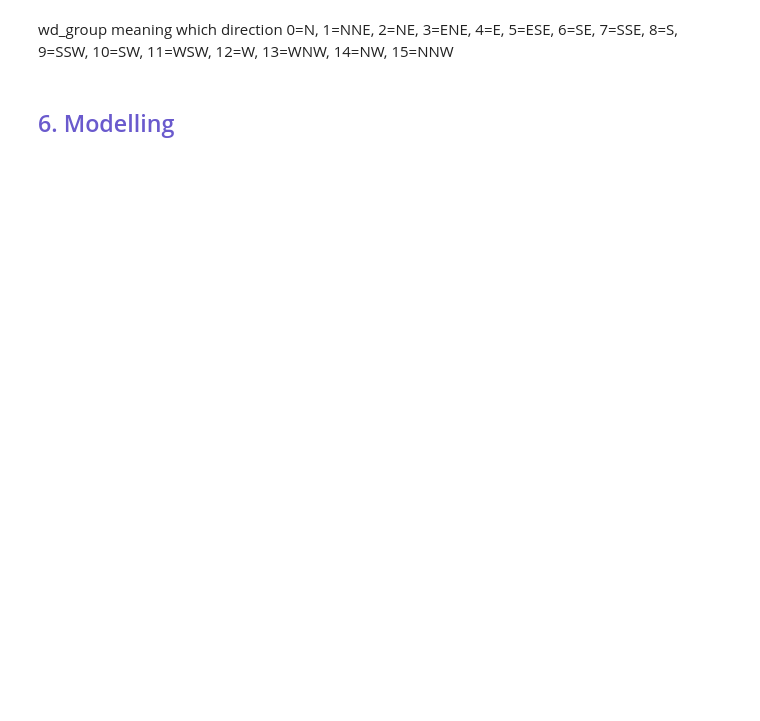
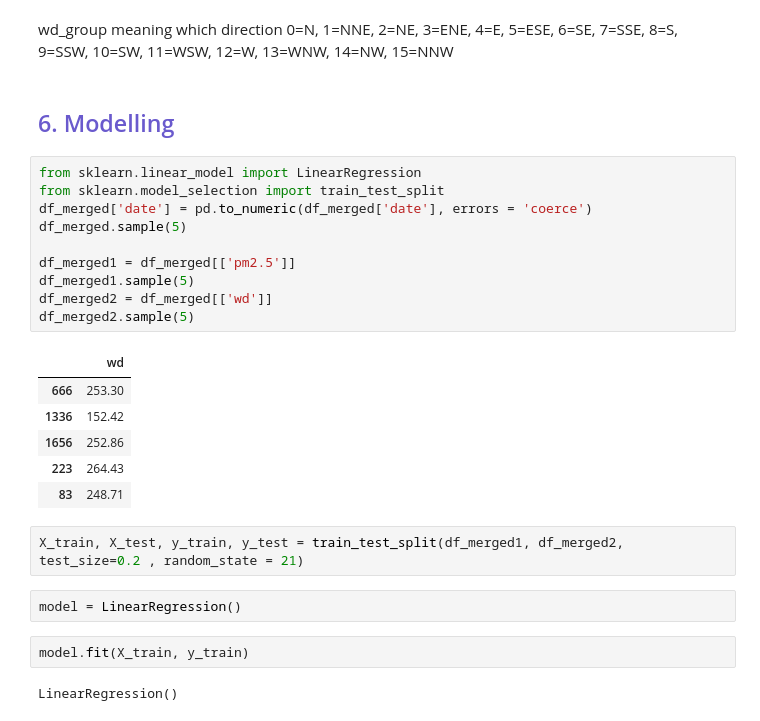
Before and after one commit to rawan-a-d/Air-Quality-Prediction, a Jupyter notebook: notebook.ipynb, the cells around one changed output. Drawn from its saved outputs; the diff is of its cells as text; blank space fills up the shorter version.

Commit message:
added some modelling

```diff
--- a/notebook.ipynb
+++ b/notebook.ipynb
@@ -1622,3 +1613,28 @@ wd_group meaning which direction
 0=N, 1=NNE, 2=NE, 3=ENE, 4=E, 5=ESE, 6=SE, 7=SSE, 8=S, 9=SSW, 10=SW, 11=WSW, 12=W, 13=WNW, 14=NW, 15=NNW
 # %% [markdown]
 <h2><font color=slateblue> 6. Modelling </font></h2>
+# %%
+from sklearn.linear_model import LinearRegression
+from sklearn.model_selection import train_test_split
+df_merged['date'] = pd.to_numeric(df_merged['date'], errors = 'coerce')
+df_merged.sample(5)
+
+df_merged1 = df_merged[['pm2.5']]
+df_merged1.sample(5)
+df_merged2 = df_merged[['wd']]
+df_merged2.sample(5)
+# %% [output]
+|  | wd |
+| 666 | 253.30 |
+| 1336 | 152.42 |
+| 1656 | 252.86 |
+| 223 | 264.43 |
+| 83 | 248.71 |
+# %%
+X_train, X_test, y_train, y_test = train_test_split(df_merged1, df_merged2, test_size=0.2 , random_state = 21)
+# %%
+model = LinearRegression()
+# %%
+model.fit(X_train, y_train)
+# %% [output]
+LinearRegression()
```
Also changed, not shown: parts of 19 cells of this notebook, 1 other file.
